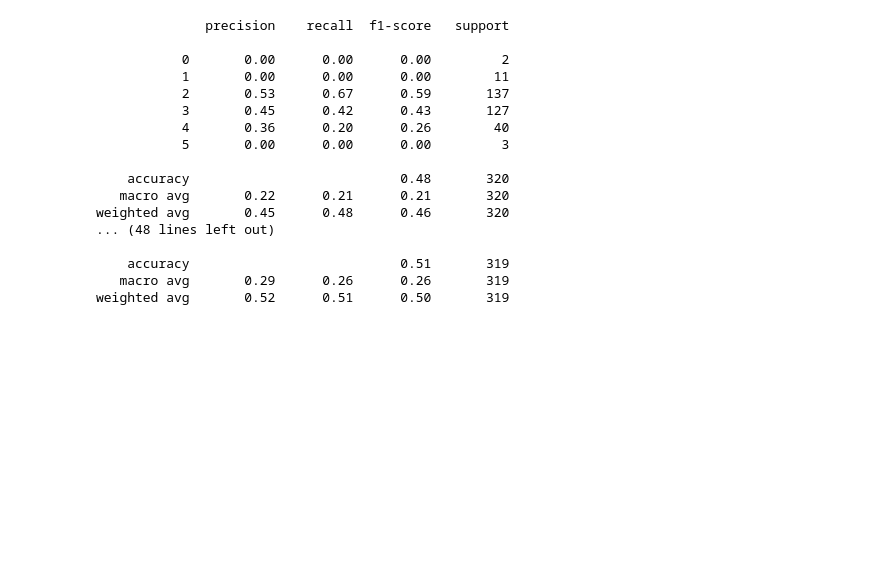
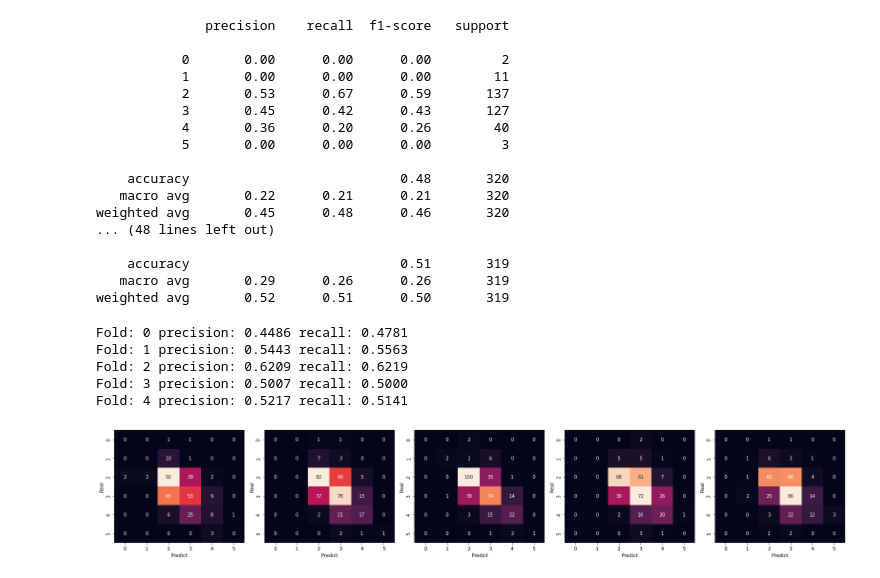
Before and after one commit to eunbin777/MachineLearning, a Jupyter notebook: 2022 기계학습/week07/homework.ipynb, the cells around one changed output. Drawn from its saved outputs; the diff is of its cells as text; code cells hidden in the pictures; blank space fills up the shorter version.

Commit message:
confusion matrix visualization

```diff
--- a/2022 기계학습/week07/homework.ipynb
+++ b/2022 기계학습/week07/homework.ipynb
@@ -86,3 +86,29 @@ weighted avg       0.45      0.48      0.46       320
     accuracy                           0.51       319
    macro avg       0.29      0.26      0.26       319
 weighted avg       0.52      0.51      0.50       319
+# %%
+from matplotlib import pyplot as plt
+import seaborn as sbn
+import warnings
+
+warnings.filterwarnings('ignore')
+
+fig, ax = plt.subplots(1,5,figsize = (22, 4))
+for n, (yt, yp) in enumerate(zip(valid_y, valid_y_hat)):
+    conf = confusion_matrix(yt, yp.argmax(1))
+    sbn.heatmap(conf, ax = ax[n], annot = conf, fmt='.4g', cbar = False)
+    ax[n].set_ylabel('Real')
+    ax[n].set_xlabel('Predict')
+
+    P = precision_score(yt, yp.argmax(1), average='weighted')
+    R = recall_score(yt, yp.argmax(1), average='weighted')
+    print('Fold: {} precision: {:.4f} recall: {:.4f}'.format(n,P,R))
+
+fig.tight_layout()
+# %% [output]
+Fold: 0 precision: 0.4486 recall: 0.4781
+Fold: 1 precision: 0.5443 recall: 0.5563
+Fold: 2 precision: 0.6209 recall: 0.6219
+Fold: 3 precision: 0.5007 recall: 0.5000
+Fold: 4 precision: 0.5217 recall: 0.5141
+[figure, added]
```
Also changed, not shown: parts of 1 cell of this notebook.
